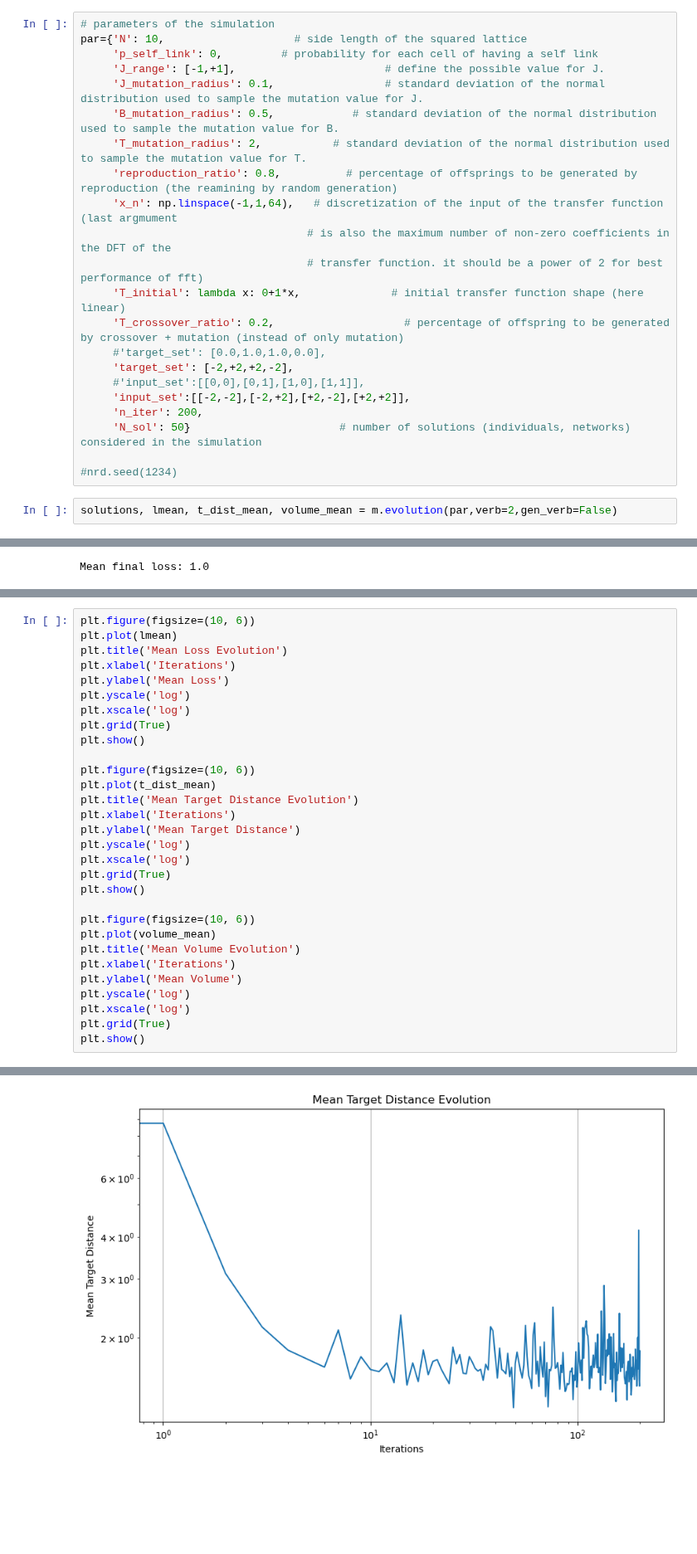
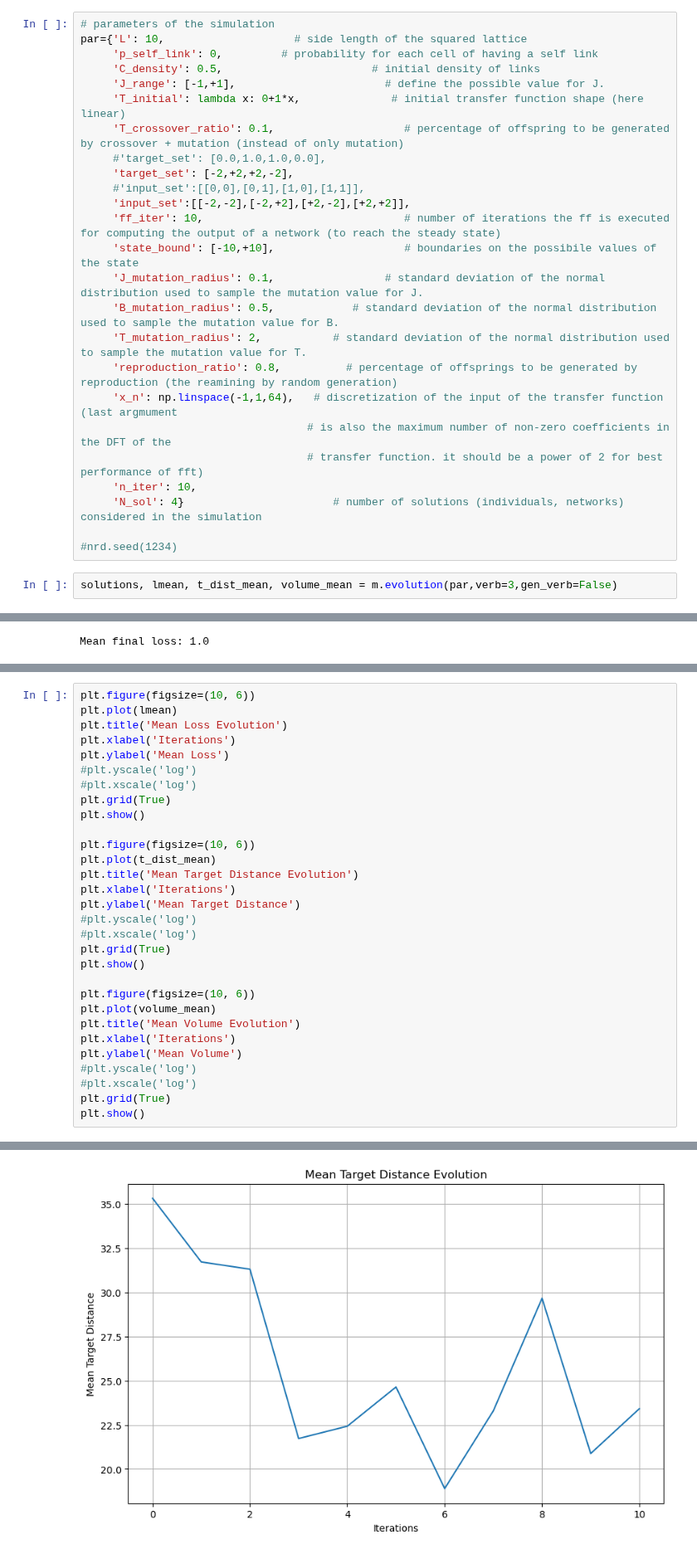
Before and after one commit to pietromalagoli/NeuronEvolution, a Jupyter notebook: main/model_np.ipynb, the cells around one changed output, grey strips where cells are left out. Shown at 83% size. Drawn from its saved outputs; the diff is of its cells as text; blank space fills up the shorter version.

```diff
--- a/main/model_np.ipynb
+++ b/main/model_np.ipynb
@@ -19,9 +19,18 @@ import copy
 import model as m       # I've put all the functions in a separate Python file
 # %%
 # parameters of the simulation
-par={'N': 10,                    # side length of the squared lattice
+par={'L': 10,                    # side length of the squared lattice
      'p_self_link': 0,         # probability for each cell of having a self link
+     'C_density': 0.5,                       # initial density of links
      'J_range': [-1,+1],                       # define the possible value for J.
+     'T_initial': lambda x: 0+1*x,              # initial transfer function shape (here linear)
+     'T_crossover_ratio': 0.1,                    # percentage of offspring to be generated by crossover + mutation (instead of only mutation)
+     #'target_set': [0.0,1.0,1.0,0.0],
+     'target_set': [-2,+2,+2,-2],
+     #'input_set':[[0,0],[0,1],[1,0],[1,1]],
+     'input_set':[[-2,-2],[-2,+2],[+2,-2],[+2,+2]],
+     'ff_iter': 10,                               # number of iterations the ff is executed for computing the output of a network (to reach the steady state)
+     'state_bound': [-10,+10],                    # boundaries on the possibile values of the state
      'J_mutation_radius': 0.1,                 # standard deviation of the normal distribution used to sample the mutation value for J.
      'B_mutation_radius': 0.5,            # standard deviation of the normal distribution used to sample the mutation value for B.
      'T_mutation_radius': 2,           # standard deviation of the normal distribution used to sample the mutation value for T.
@@ -29,17 +38,11 @@ par={'N': 10,                    # side length of the squared lattice
      'x_n': np.linspace(-1,1,64),   # discretization of the input of the transfer function (last argmument
                                    # is also the maximum number of non-zero coefficients in the DFT of the
                                    # transfer function. it should be a power of 2 for best performance of fft)
-     'T_initial': lambda x: 0+1*x,              # initial transfer function shape (here linear)
-     'T_crossover_ratio': 0.2,                    # percentage of offspring to be generated by crossover + mutation (instead of only mutation)
-     #'target_set': [0.0,1.0,1.0,0.0],
-     'target_set': [-2,+2,+2,-2],
-     #'input_set':[[0,0],[0,1],[1,0],[1,1]],
-     'input_set':[[-2,-2],[-2,+2],[+2,-2],[+2,+2]],
-     'n_iter': 200,
-     'N_sol': 50}                       # number of solutions (individuals, networks) considered in the simulation
+     'n_iter': 10,
+     'N_sol': 4}                       # number of solutions (individuals, networks) considered in the simulation
 
 #nrd.seed(1234)
 # %%
-solutions, lmean, t_dist_mean, volume_mean = m.evolution(par,verb=2,gen_verb=False)
+solutions, lmean, t_dist_mean, volume_mean = m.evolution(par,verb=3,gen_verb=False)
 # %% [output]
 Iteration #0...
@@ -193,8 +190,8 @@ plt.plot(lmean)
 plt.title('Mean Loss Evolution')
 plt.xlabel('Iterations')
 plt.ylabel('Mean Loss')
-plt.yscale('log')
-plt.xscale('log')
+#plt.yscale('log')
+#plt.xscale('log')
 plt.grid(True)
 plt.show()
 
@@ -203,8 +200,8 @@ plt.plot(t_dist_mean)
 plt.title('Mean Target Distance Evolution')
 plt.xlabel('Iterations')
 plt.ylabel('Mean Target Distance')
-plt.yscale('log')
-plt.xscale('log')
+#plt.yscale('log')
+#plt.xscale('log')
 plt.grid(True)
 plt.show()
 
@@ -213,8 +210,8 @@ plt.plot(volume_mean)
 plt.title('Mean Volume Evolution')
 plt.xlabel('Iterations')
 plt.ylabel('Mean Volume')
-plt.yscale('log')
-plt.xscale('log')
+#plt.yscale('log')
+#plt.xscale('log')
 plt.grid(True)
 plt.show()
 # %% [output]
@@ -222 +219 @@ plt.show()
-[figure, old version]
+[figure, new version]
```
Also changed, not shown: parts of 12 cells of this notebook, 2 other files.
